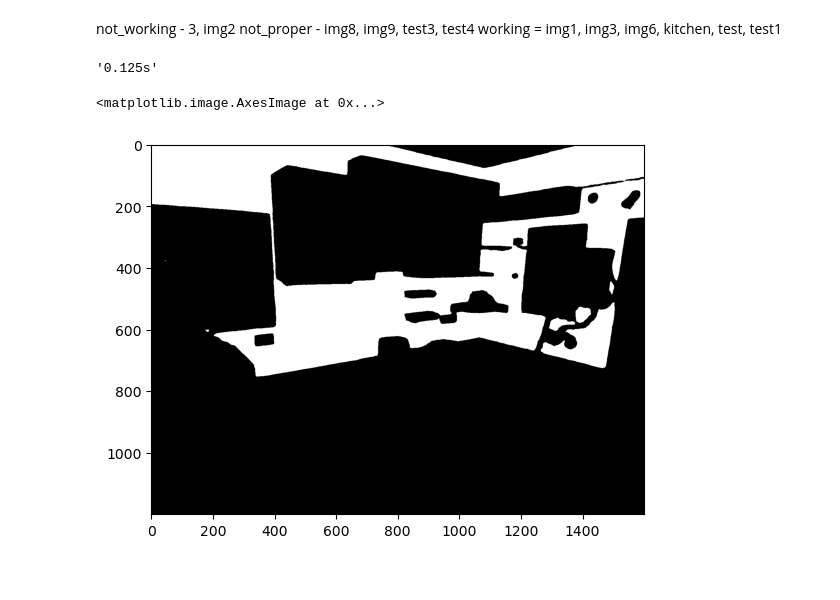
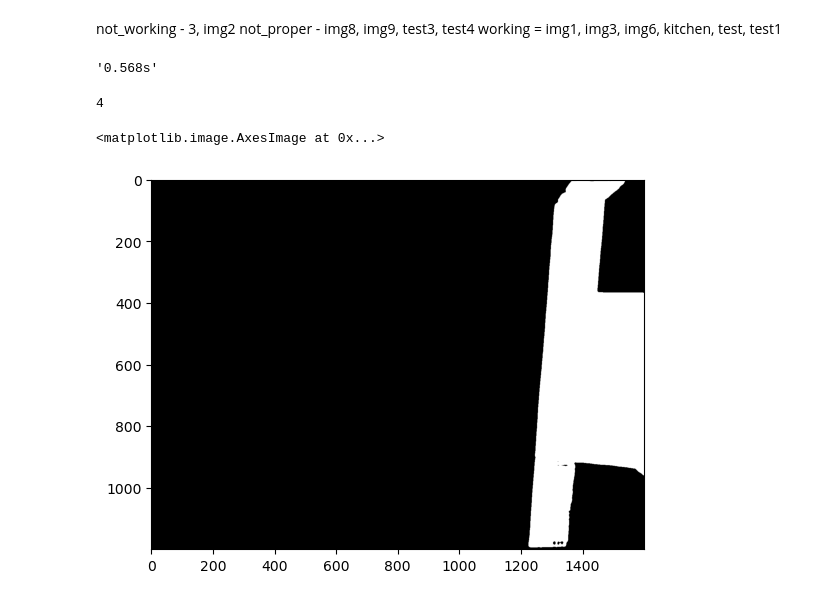
Before and after one commit to Karan-00-11/mfs, a Jupyter notebook: overlaying/overlayer.ipynb, the cells around one changed output. Saved outputs shown, nothing was run; the diff lists cells and outputs as text; code cells hidden in the pictures.

Commit message:
exps-finding contours - mask, douglas gives hope

```diff
--- a/overlaying/overlayer.ipynb
+++ b/overlaying/overlayer.ipynb
@@ -337,13 +359,13 @@ not_working - 3, img2
 not_proper - img8, img9, test3, test4
 working = img1, img3, img6, kitchen, test, test1
 # %%
-USER_IMG = 'img2'
+USER_IMG = 'img6'
 
 layout_input = "../inputs/layout_outputs/{}.jpeg".format(USER_IMG)
 layout_mat = "../inputs/layout_outputs/{}.txt".format(USER_IMG)
 all_masks = "../inputs/masks/{}".format(USER_IMG)
 
-src_img = cv2.imread("../inputs/src_imgs/{}.jpeg".format(USER_IMG))
+src_img = cv2.cvtColor(cv2.imread("../inputs/src_imgs/{}.jpeg".format(USER_IMG)), cv2.COLOR_BGR2RGB)
 
 st = time.time()
 blender = MaskBlender(
@@ -355,10 +377,12 @@ blender = MaskBlender(
 et = time.time()
 "{:.3f}s".format(et-st)
 # %% [output]
-'0.125s'
+'0.568s'
-# %%
-plt.imshow(blender.all_masks[1])
-# %% [output]
-<matplotlib.image.AxesImage at 0x...>
-[figure, removed]
+# %%
+print(len(blender.all_masks))
+plt.imshow(blender.all_masks[3])
+# %% [output]
+4
+<matplotlib.image.AxesImage at 0x...>
+[figure, added]
 # %%
```
Also changed, not shown: parts of 6 cells of this notebook, 3 other files.
